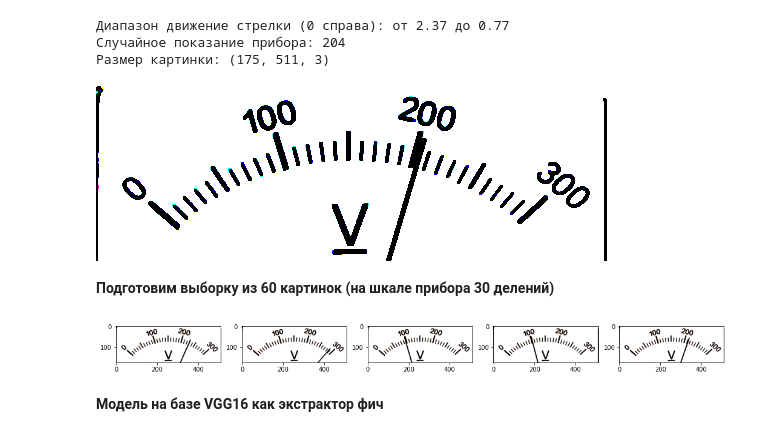
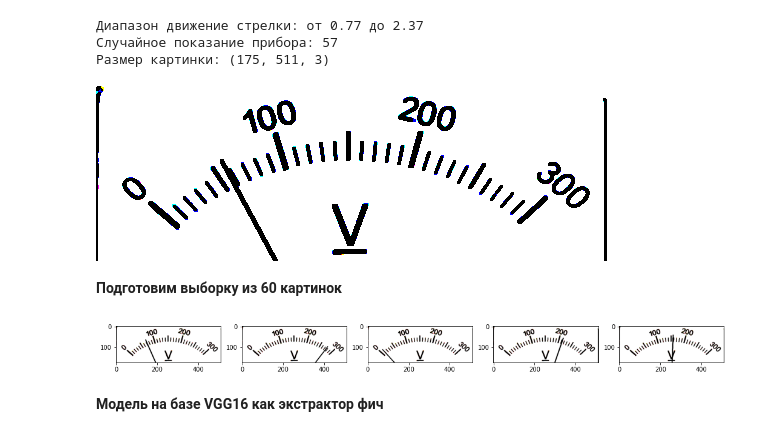
Before and after one commit to serg-kas/A-G-I-demo, a Jupyter notebook: Model_VGG16_as_features_extractor.ipynb, the cells around one changed output. Cells and saved outputs as stored; diff of their text form; code cells hidden in the pictures.

```diff
--- a/Model_VGG16_as_features_extractor.ipynb
+++ b/Model_VGG16_as_features_extractor.ipynb
@@ -58,39 +50,39 @@ import matplotlib.pyplot as plt
 
     # Получаем случайное показание прибора
     img_example, r = u.get_random_measurement(img, L, angle_0, angle_1)
-    print('Диапазон движение стрелки (0 справа): от {:.2f} до {:.2f}'.format(angle_0, angle_1))
-    print('Случайное показание прибора: {}'.format(int(300 * (1 - r))))
+    print('Диапазон движение стрелки: от {:.2f} до {:.2f}'.format(angle_0, angle_1))
+    print('Случайное показание прибора: {}'.format(int(300 * r)))
     print('Размер картинки: {}'.format(img_example.shape))
 
     cv2_imshow(img_example)
 # %% [output]
-Диапазон движение стрелки (0 справа): от 2.37 до 0.77
-Случайное показание прибора: 204
+Диапазон движение стрелки: от 0.77 до 2.37
+Случайное показание прибора: 57
 Размер картинки: (175, 511, 3)
-[figure, old version]
+[figure, new version]
 # %% [markdown]
-**Подготовим выборку из 60 картинок (на шкале прибора 30 делений)**
+**Подготовим выборку из 60 картинок**
 # %%
-# Подготовим набор картинок в два раза больше числа делений шкалы.
+# Подготовим набор картинок
 img = cv.imread('Voltmeter-Blank.jpg')
-angles = np.linspace(angle_1, angle_0, num=60)
+angles = np.linspace(angle_0, angle_1, num=60)
 
 images = []
 for i in range(angles.shape[0]):
   angle = angles[i]
   # print(angle)
   curr_img = img.copy()
   curr_img = u.get_angle_measurement(curr_img, L, angle)
   images.append(curr_img)
 
 # Примеры
 fig, axs = plt.subplots(1, 5, figsize=(18, 5))
 for i in range(5):
     plot_img = random.choice(images)
     axs[i].imshow(plot_img)
 plt.show()
 # %% [output]
-[figure, old version]
+[figure, new version]
 # %% [markdown]
 **Модель на базе VGG16 как экстрактор фич**
 # %%
```
Also changed, not shown: parts of 8 cells of this notebook.
